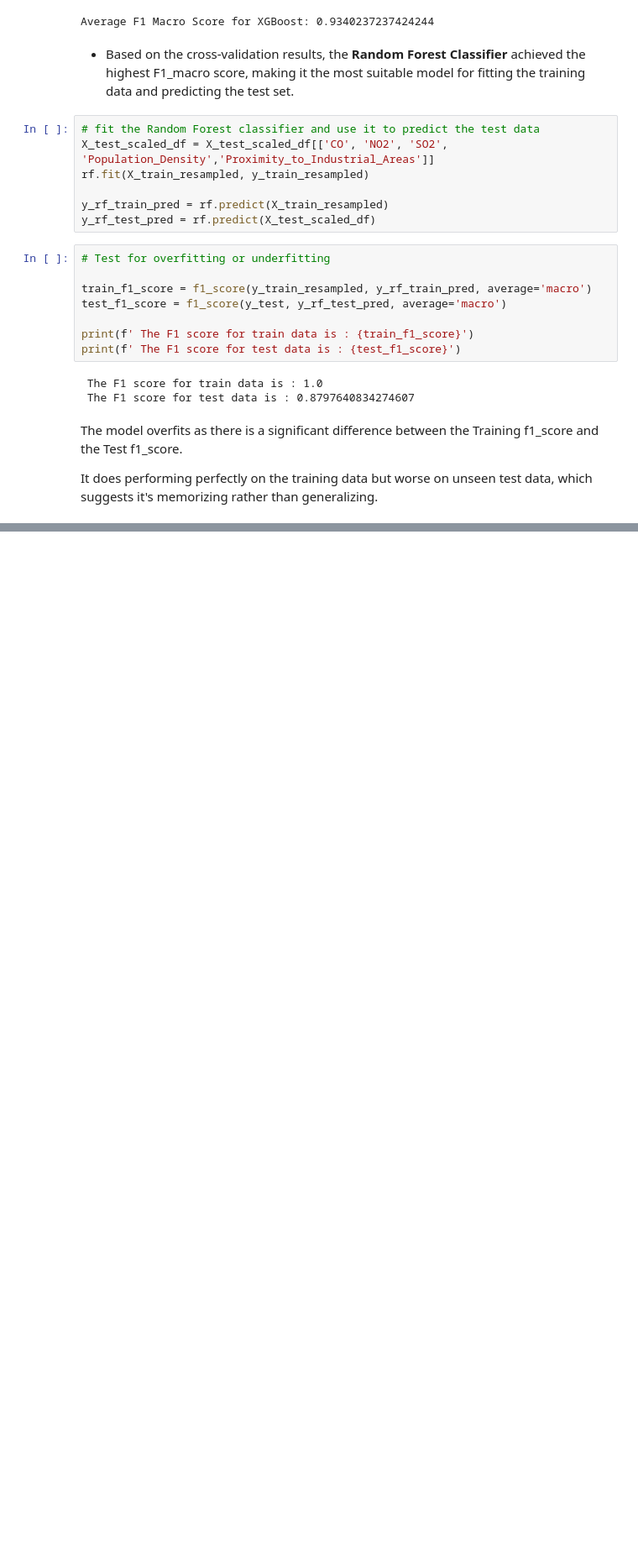
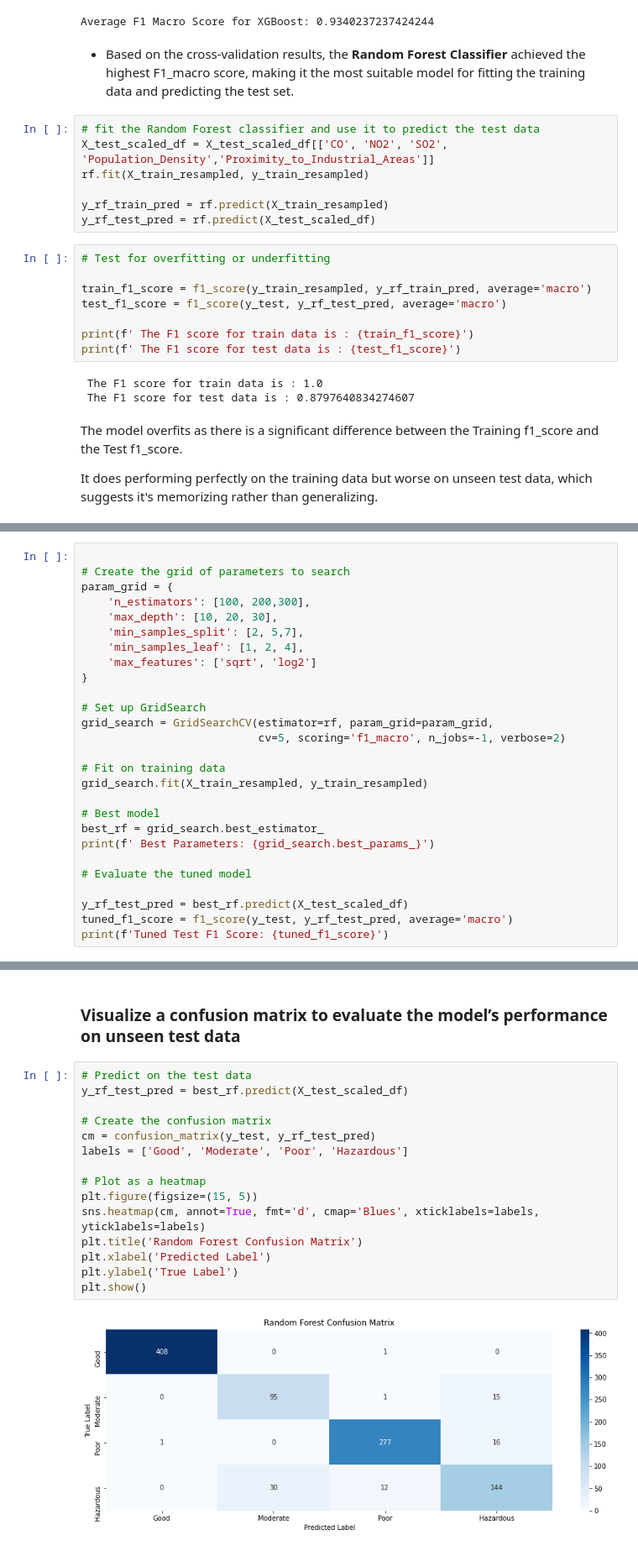
Before and after one commit to EngBrian/Air_Quality_Assessment_Project, a Jupyter notebook: index.ipynb, the cells around one changed output, grey strips where cells are left out. Shown at 84% size. Cells and saved outputs as stored; diff of their text form; blank space fills up the shorter version.

Commit message:
continued with the modelling section

```diff
--- a/index.ipynb
+++ b/index.ipynb
@@ -539,0 +559,27 @@ It does performing perfectly on the training data but worse on unseen test data,
+# %%
+
+# Create the grid of parameters to search
+param_grid = {
+    'n_estimators': [100, 200,300],
+    'max_depth': [10, 20, 30],
+    'min_samples_split': [2, 5,7],
+    'min_samples_leaf': [1, 2, 4],
+    'max_features': ['sqrt', 'log2']
+}
+
+# Set up GridSearch
+grid_search = GridSearchCV(estimator=rf, param_grid=param_grid,
+                           cv=5, scoring='f1_macro', n_jobs=-1, verbose=2)
+
+# Fit on training data
+grid_search.fit(X_train_resampled, y_train_resampled)
+
+# Best model
+best_rf = grid_search.best_estimator_
+print(f' Best Parameters: {grid_search.best_params_}')
+
+# Evaluate the tuned model
+
+y_rf_test_pred = best_rf.predict(X_test_scaled_df)
+tuned_f1_score = f1_score(y_test, y_rf_test_pred, average='macro')
+print(f'Tuned Test F1 Score: {tuned_f1_score}')
@@ -539,0 +590,19 @@ It does performing perfectly on the training data but worse on unseen test data,
+# %% [markdown]
+### Visualize a confusion matrix to evaluate the model’s performance on unseen test data
+# %%
+# Predict on the test data
+y_rf_test_pred = best_rf.predict(X_test_scaled_df)
+
+# Create the confusion matrix
+cm = confusion_matrix(y_test, y_rf_test_pred)
+labels = ['Good', 'Moderate', 'Poor', 'Hazardous']
+
+# Plot as a heatmap
+plt.figure(figsize=(15, 5))
+sns.heatmap(cm, annot=True, fmt='d', cmap='Blues', xticklabels=labels, yticklabels=labels)
+plt.title('Random Forest Confusion Matrix')
+plt.xlabel('Predicted Label')
+plt.ylabel('True Label')
+plt.show()
+# %% [output]
+[figure, added]
```
Also changed, not shown: parts of 17 cells of this notebook.
